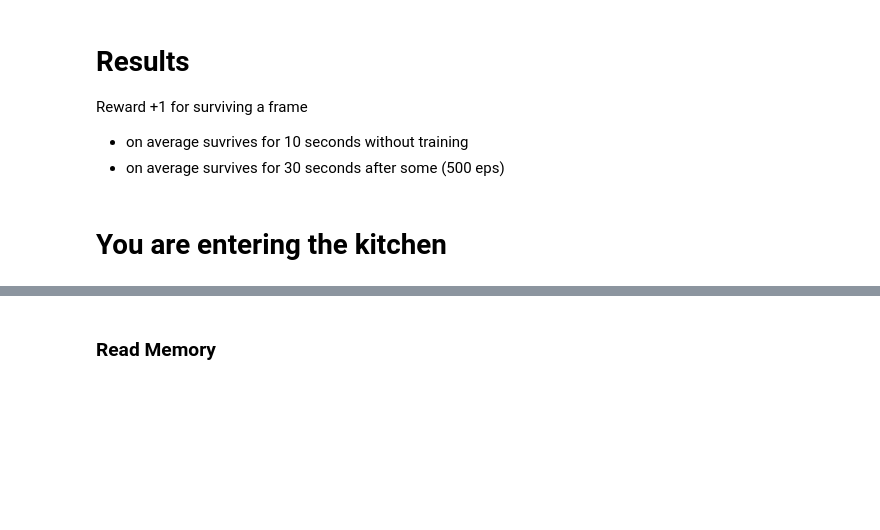
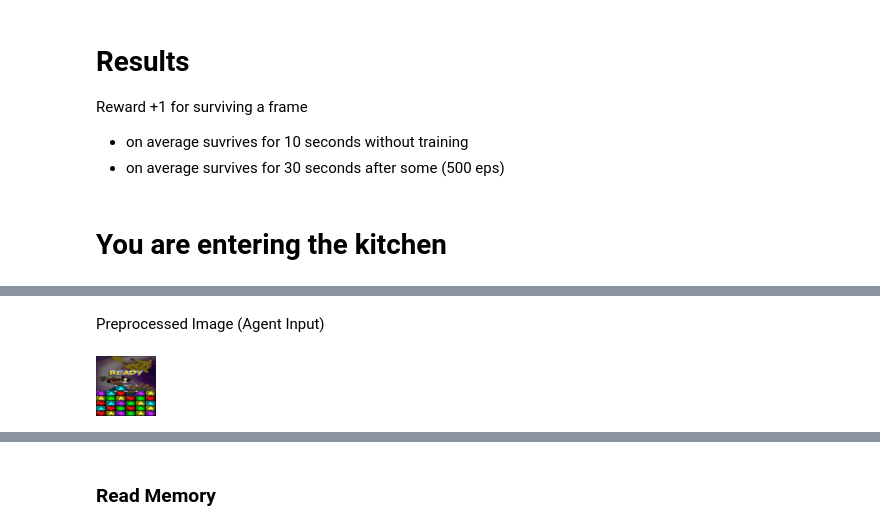
Before and after one commit to CrossyChainsaw/PokemonPuzzleLeague-RL-Agent, a Jupyter notebook: rl.ipynb, the cells around one changed output, grey strips where cells are left out. Cells and saved outputs as stored; diff of their text form; code cells hidden in the pictures; blank space fills up the shorter version.

```diff
--- a/rl.ipynb
+++ b/rl.ipynb
@@ -172,0 +192,8 @@ Reward +1 for surviving a frame
+# %% [markdown]
+Preprocessed Image (Agent Input)
+# %%
+from helper import tensor_to_pil
+
+tensor_to_pil(env.preprocessed_screenshot_history[0])
+# %% [output]
+[figure, added]
```
Also changed, not shown: parts of 10 cells of this notebook.
